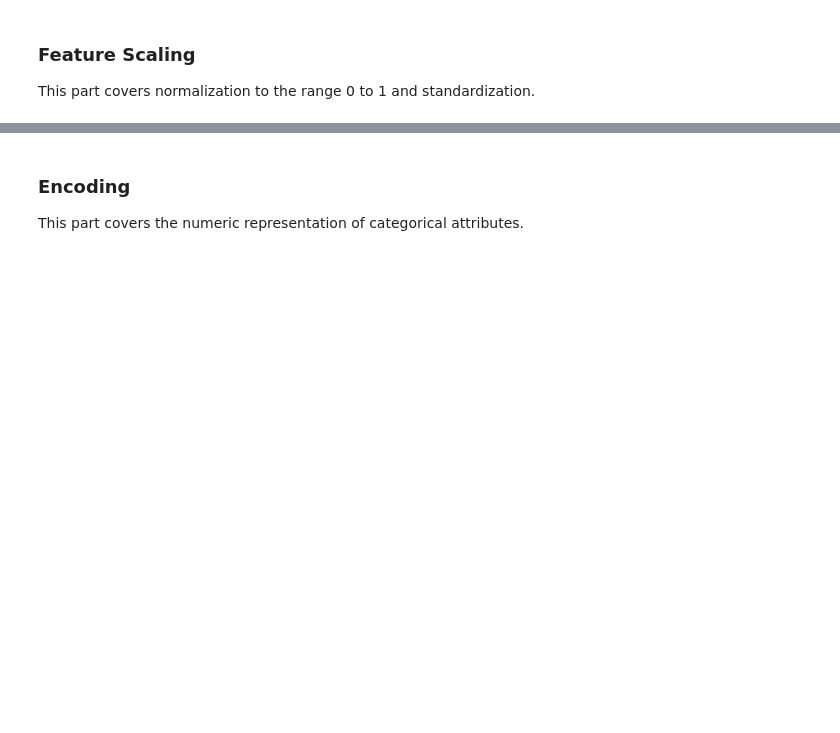
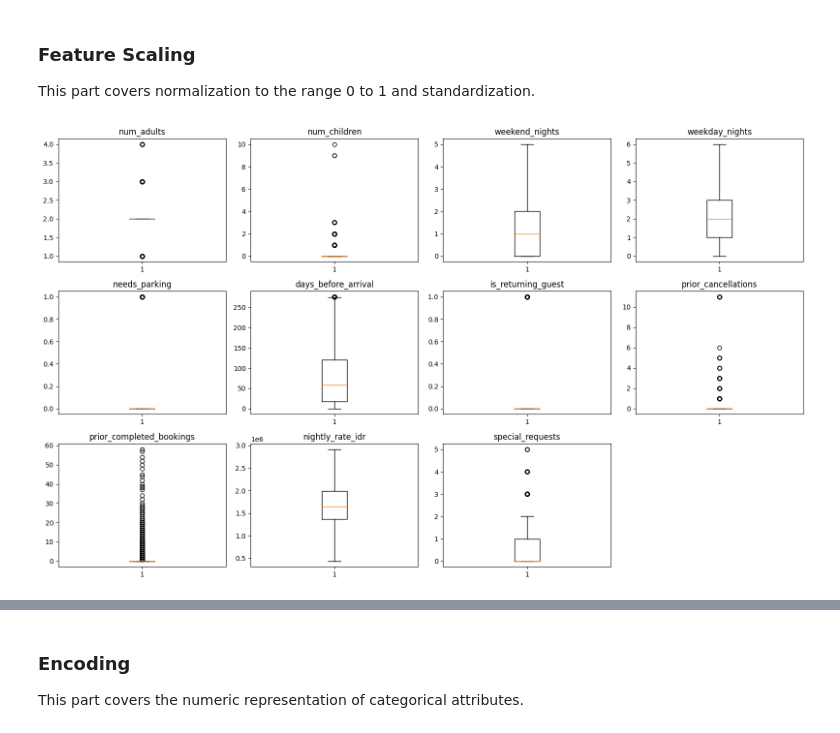
Before and after one commit to TheoMarvel/IF3170_G29_MiMHotels, a Jupyter notebook: output/Notebook_Tugas_Besar_2_IF3170_Inteligensi_Artifisial_2026_2027.ipynb, the cells around one changed output, grey strips where cells are left out. Cells and saved outputs as stored; diff of their text form; code cells hidden in the pictures; blank space fills up the shorter version.

```diff
--- a/output/Notebook_Tugas_Besar_2_IF3170_Inteligensi_Artifisial_2026_2027.ipynb
+++ b/output/Notebook_Tugas_Besar_2_IF3170_Inteligensi_Artifisial_2026_2027.ipynb
@@ -705,4 +741,23 @@ This part covers new attributes derived from existing ones.
 ### Feature Scaling
 
 This part covers normalization to the range 0 to 1 and standardization.
+# %%
+# Look data distribution using boxplot prior to scaling (after removing outliers, etc.)
+def boxplot(X_train):
+    num_cols_2 = [c for c in X_train.select_dtypes(include=[np.number]).columns]
+    n_cols = 4
+    n_rows = int(np.ceil(len(num_cols_2) / n_cols))
+    fig, axes = plt.subplots(n_rows, n_cols, figsize=(16, 3.2 * n_rows))
+    axes = axes.flatten()
+    for i, col in enumerate(num_cols_2):
+        axes[i].boxplot(X_train[col].dropna(), vert=True)
+        axes[i].set_title(col)
+    for j in range(i + 1, len(axes)):
+        axes[j].axis("off")
+    plt.tight_layout()
+    plt.show()
+
+boxplot(X_train)
+# %% [output]
+[figure, added]
 # %%
```
Also changed, not shown: parts of 21 cells of this notebook.
